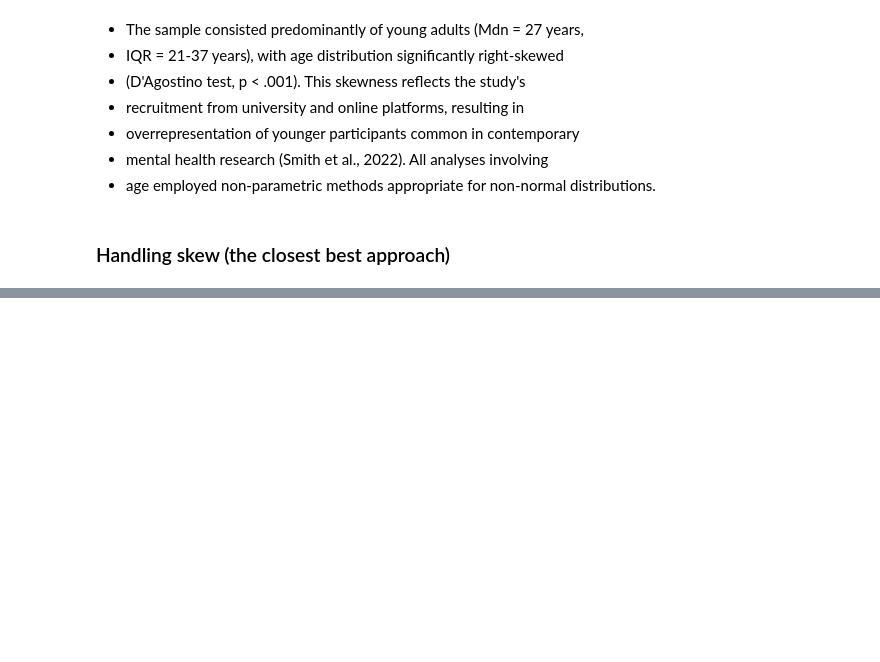
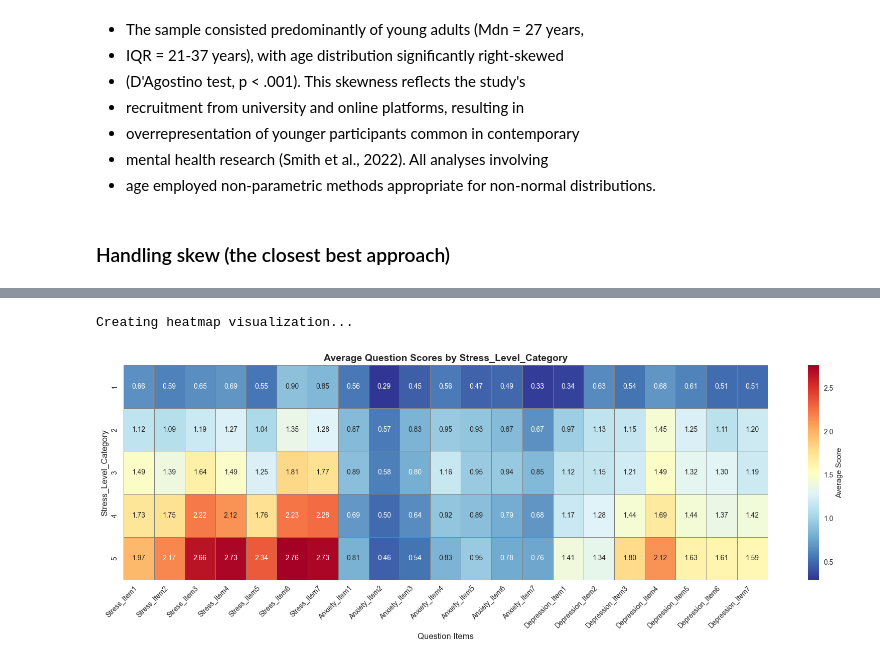
Before and after one commit to alivianay/stresss, a Jupyter notebook: notebook/general_adults.ipynb, the cells around one changed output, grey strips where cells are left out. Saved outputs shown, nothing was run; the diff lists cells and outputs as text; code cells hidden in the pictures; blank space fills up the shorter version.

```diff
--- a/notebook/general_adults.ipynb
+++ b/notebook/general_adults.ipynb
@@ -630,0 +748,36 @@ HYPOTHESIS 2 REJECTED: Age is NOT normally distributed
+# %%
+# 11. Visualize with heatmap
+print("\nCreating heatmap visualization...")
+plt.figure(figsize=(max(15, len(question_columns) * 0.8), max(6, len(grouped_means) * 0.8)))
+
+try:
+    # Create heatmap with better formatting
+    heatmap = sns.heatmap(
+        grouped_means,
+        annot=True,
+        cmap='RdYlBu_r',
+        fmt='.2f',  # 2 decimal places
+        linewidths=0.5,
+        linecolor='gray',
+        cbar_kws={'label': 'Average Score'}
+    )
+
+    plt.title(f'Average Question Scores by {target}', fontsize=14, fontweight='bold')
+    plt.xlabel('Question Items', fontsize=12)
+    plt.ylabel(target, fontsize=12)
+    plt.xticks(rotation=45, ha='right')
+    plt.tight_layout()
+    plt.show()
+
+except Exception as e:
+    print(f"Heatmap error: {e}")
+
+    # Try a simpler version
+    plt.figure(figsize=(12, 6))
+    sns.heatmap(grouped_means, annot=True, cmap='RdYlBu_r')
+    plt.title(f'Average Scores by {target}')
+    plt.tight_layout()
+    plt.show()
+# %% [output]
+Creating heatmap visualization...
+[figure, added]
```
Also changed, not shown: parts of 4 cells of this notebook, 1 other file.
